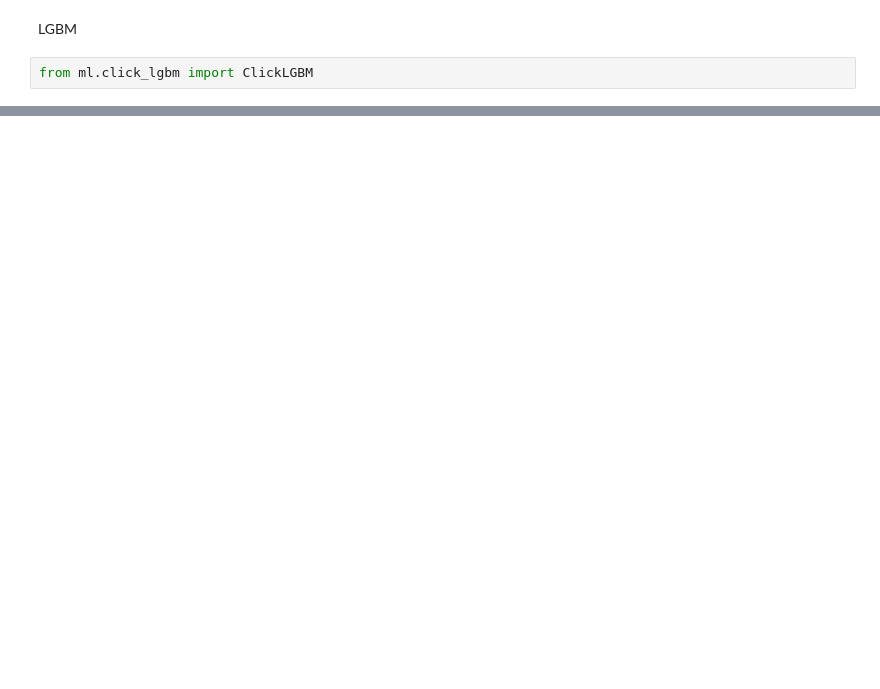
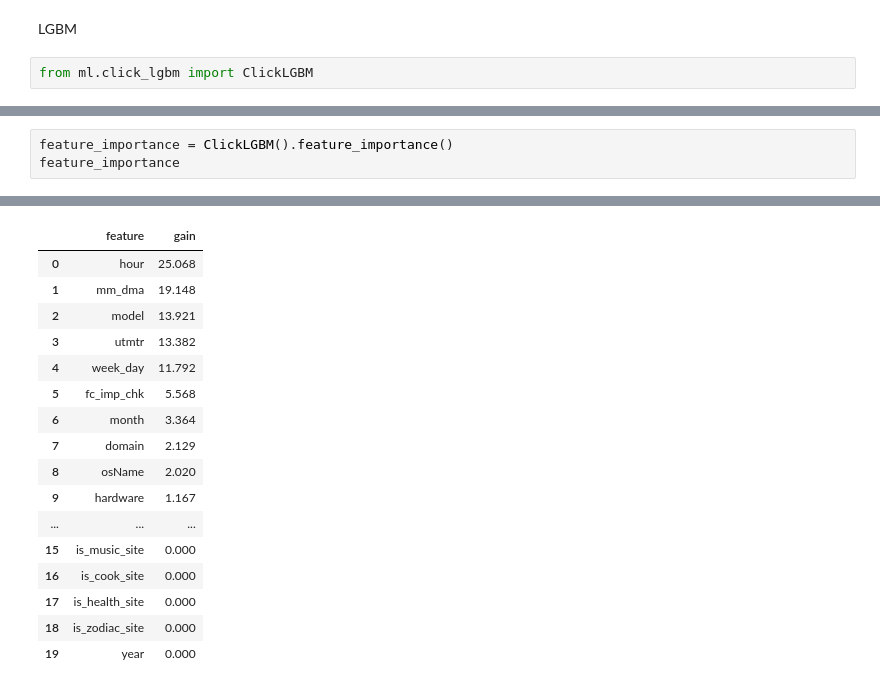
Before and after one commit to victoria-lokteva/LLM-test-task, a Jupyter notebook: ctr.ipynb, the cells around one changed output, grey strips where cells are left out. Saved outputs shown, nothing was run; the diff lists cells and outputs as text; blank space fills up the shorter version.

```diff
--- a/ctr.ipynb
+++ b/ctr.ipynb
@@ -100,0 +128,4 @@ ClickLGBM().cross_val_score()
+# %%
+feature_importance = ClickLGBM().feature_importance()
+feature_importance
+# %% [output]
@@ -100,0 +149,17 @@ ClickLGBM().cross_val_score()
+|  | feature | gain |
+| 0 | hour | 25.068 |
+| 1 | mm_dma | 19.148 |
+| 2 | model | 13.921 |
+| 3 | utmtr | 13.382 |
+| 4 | week_day | 11.792 |
+| 5 | fc_imp_chk | 5.568 |
+| 6 | month | 3.364 |
+| 7 | domain | 2.129 |
+| 8 | osName | 2.020 |
+| 9 | hardware | 1.167 |
+| ... | ... | ... |
+| 15 | is_music_site | 0.000 |
+| 16 | is_cook_site | 0.000 |
+| 17 | is_health_site | 0.000 |
+| 18 | is_zodiac_site | 0.000 |
+| 19 | year | 0.000 |
```
Also changed, not shown: parts of 15 cells of this notebook, 3 other files.
